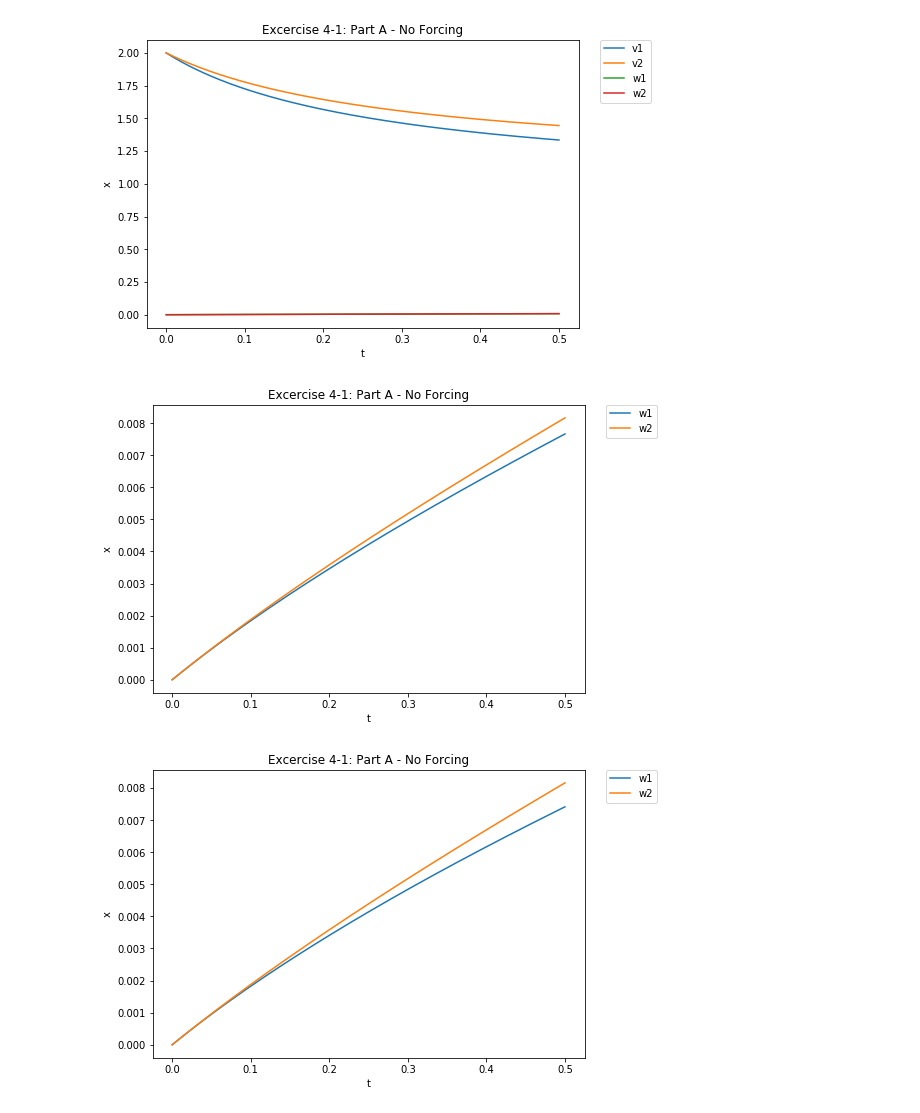
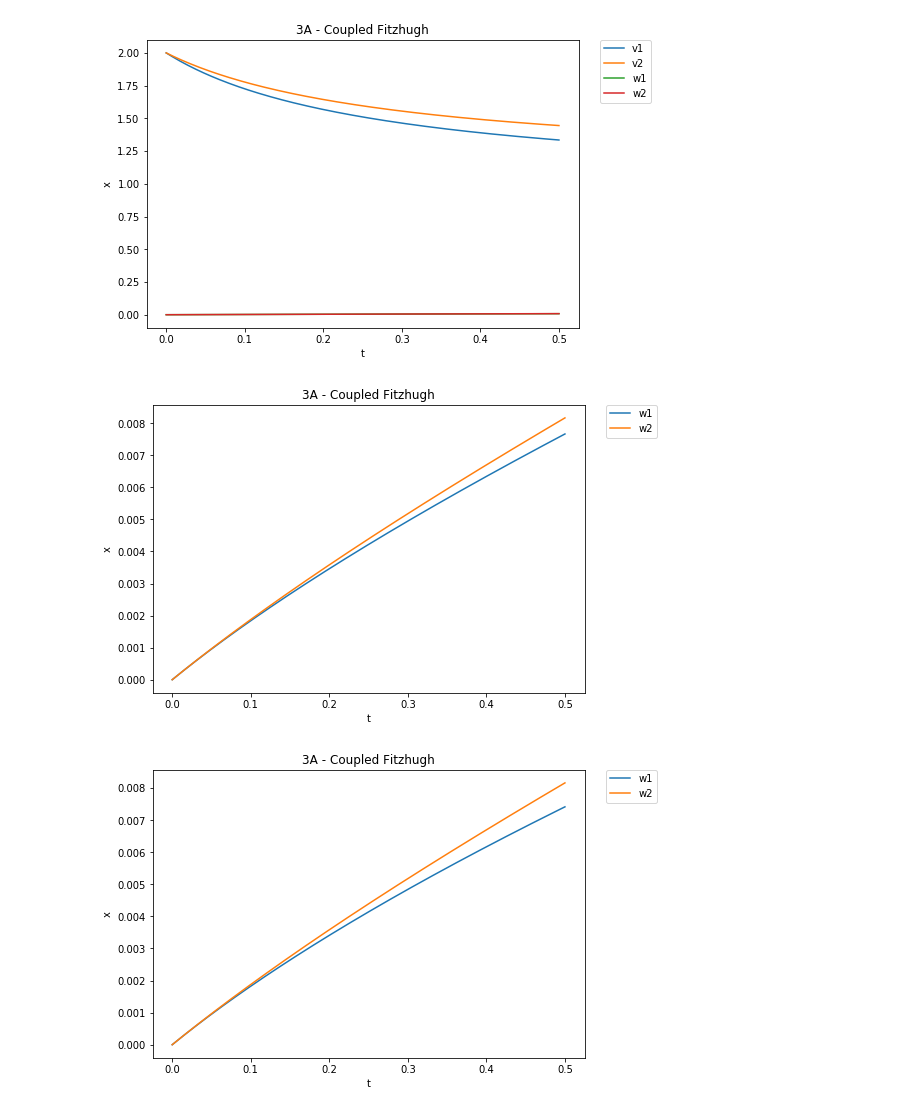
Before and after one commit to sspiel4/AMATH-581, a Jupyter notebook: hw1/3A_b Fitzhugh Nuerons - with plots.ipynb, the cells around one changed output. Drawn from its saved outputs; the diff is of its cells as text; code cells hidden in the pictures.

```diff
--- a/hw1/3A_b Fitzhugh Nuerons - with plots.ipynb
+++ b/hw1/3A_b Fitzhugh Nuerons - with plots.ipynb
@@ -140,26 +140,26 @@ A12 = np.c_[wsol[:,0:1],wsol[:,2:3],wsol[:,1:2],wsol[:,3:4]]
 # %%
 #create figure object
 fig = plt.figure()
 
 #plot each set of y values with respect to time
 ax = fig.add_axes([0,0,1,1])
 
 ax.plot(t,wsol[:,0:1], label = 'v1')
 ax.plot(t,wsol[:,2:3], label = 'v2')
 ax.plot(t,wsol[:,1:2], label = 'w1')
 ax.plot(t,wsol[:,3:4], label = 'w2')
 
 #title axis
 ax.set_xlabel('t')
 ax.set_ylabel('x')
-ax.set_title('Excercise 4-1: Part A - No Forcing')
+ax.set_title('3A - Coupled Fitzhugh')
 
 #include legend
 plt.legend(bbox_to_anchor=(1.05, 1), loc=2, borderaxespad=0.)
 
 plt.show()
 # %% [output]
-[figure, old version]
+[figure, new version]
 # %%
 #solu A13
 # %%
@@ -218,14 +218,14 @@ ax.plot(t,wsol[:,3:4], label = 'w2')
 #title axis
 ax.set_xlabel('t')
 ax.set_ylabel('x')
-ax.set_title('Excercise 4-1: Part A - No Forcing')
+ax.set_title('3A - Coupled Fitzhugh')
 
 #include legend
 plt.legend(bbox_to_anchor=(1.05, 1), loc=2, borderaxespad=0.)
 
 plt.show()
 # %% [output]
-[figure, old version]
+[figure, new version]
 # %%
 #solu A14
 # %%
@@ -284,14 +284,14 @@ ax.plot(t,wsol[:,3:4], label = 'w2')
 #title axis
 ax.set_xlabel('t')
 ax.set_ylabel('x')
-ax.set_title('Excercise 4-1: Part A - No Forcing')
+ax.set_title('3A - Coupled Fitzhugh')
 
 #include legend
 plt.legend(bbox_to_anchor=(1.05, 1), loc=2, borderaxespad=0.)
 
 plt.show()
 # %% [output]
-[figure, old version]
+[figure, new version]
 # %%
 #solu A15
 # %%
```
Also changed, not shown: parts of 2 cells of this notebook, 4 other files.
